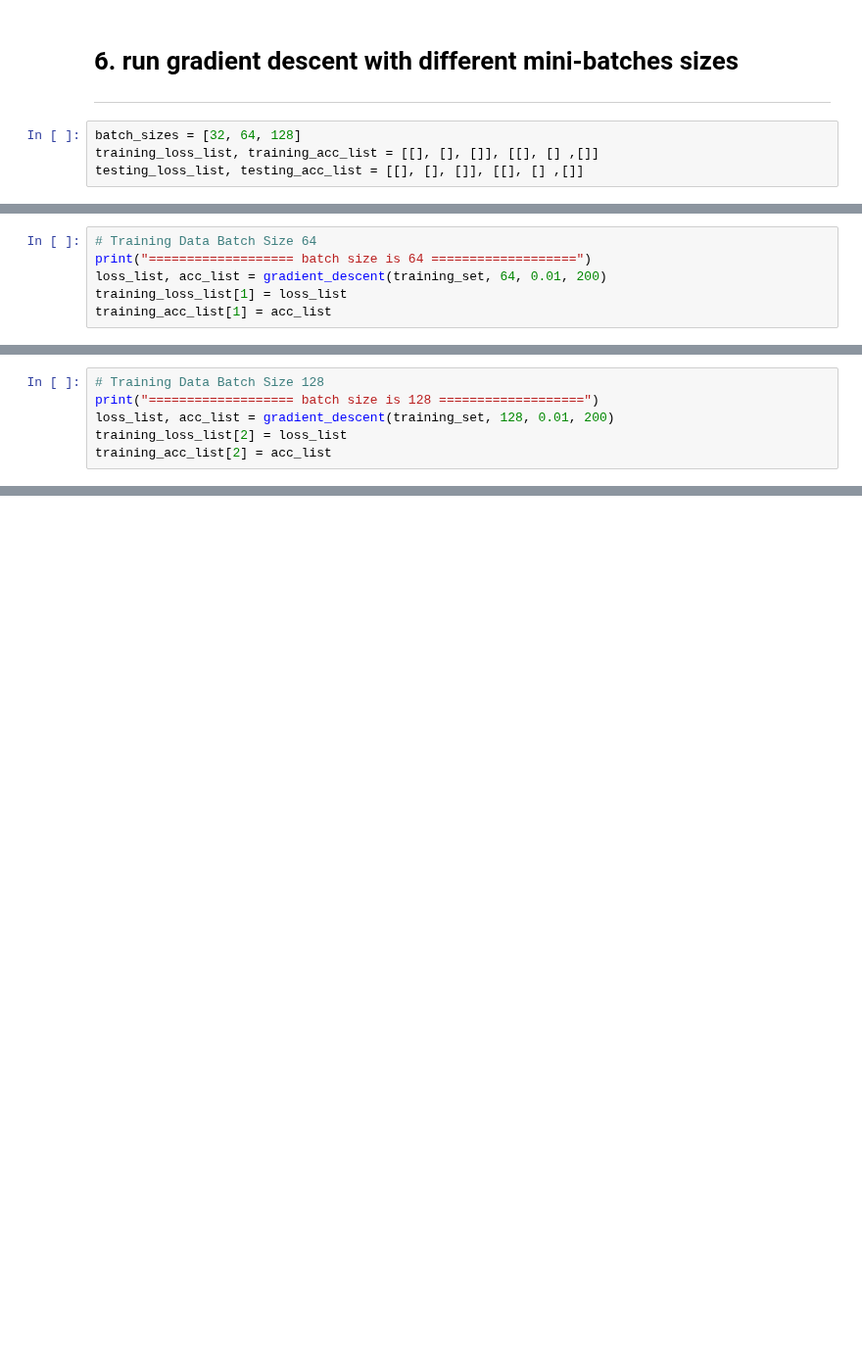
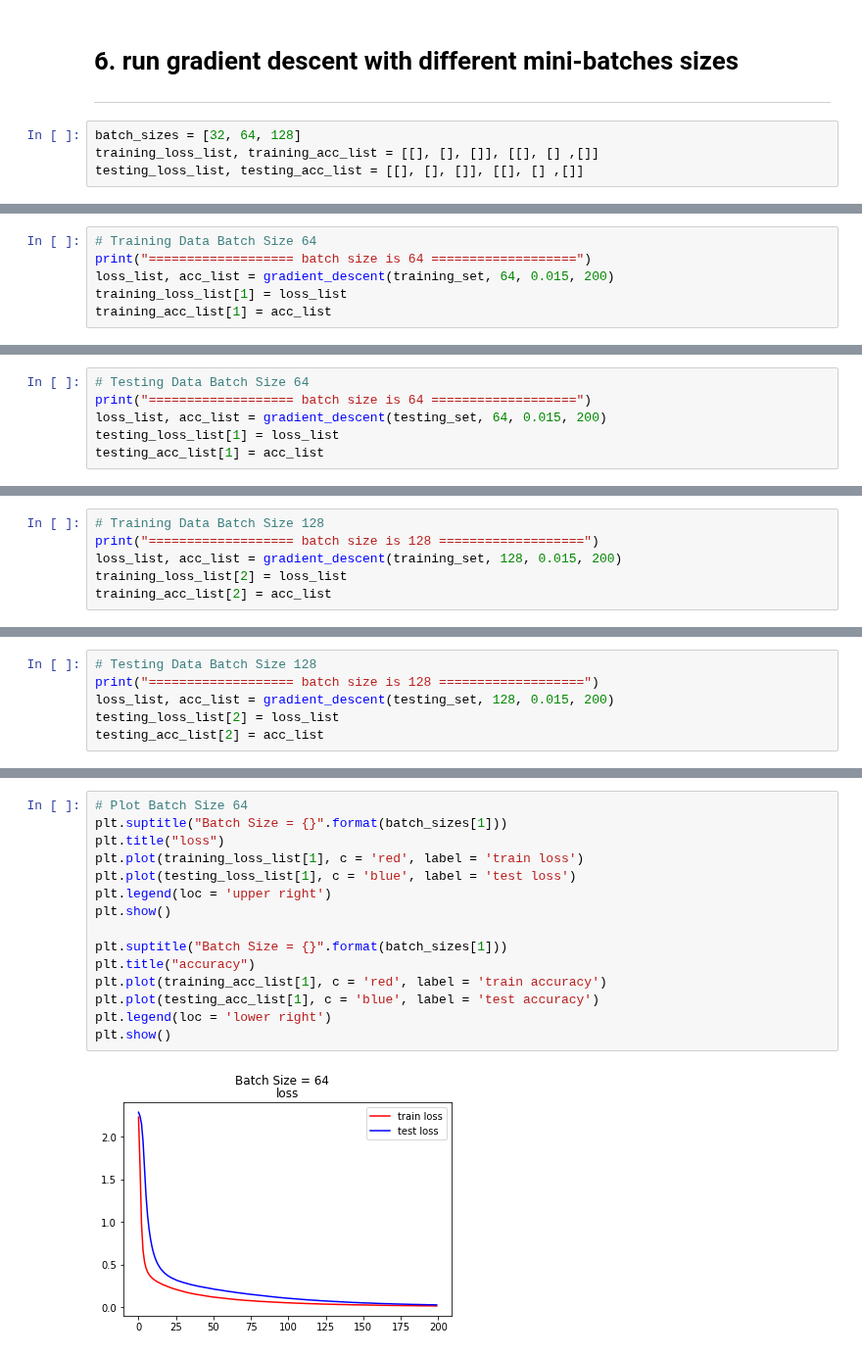
Before and after one commit to wkdthf21/Machine-Learning-Assignment, a Jupyter notebook: 09/Classification for Multiple Categories using Pytorch.ipynb, the cells around one changed output, grey strips where cells are left out. Shown at 98% size. Saved outputs shown, nothing was run; the diff lists cells and outputs as text; blank space fills up the shorter version.

```diff
--- a/09/Classification for Multiple Categories using Pytorch.ipynb
+++ b/09/Classification for Multiple Categories using Pytorch.ipynb
@@ -253,6 +265,6 @@ plt.show()
 # %%
 # Training Data Batch Size 64
 print("=================== batch size is 64 ===================")
-loss_list, acc_list = gradient_descent(training_set, 64, 0.01, 200)
+loss_list, acc_list = gradient_descent(training_set, 64, 0.015, 200)
 training_loss_list[1] = loss_list
 training_acc_list[1] = acc_list
@@ -258,0 +289,6 @@ training_acc_list[1] = acc_list
+# %%
+# Testing Data Batch Size 64
+print("=================== batch size is 64 ===================")
+loss_list, acc_list = gradient_descent(testing_set, 64, 0.015, 200)
+testing_loss_list[1] = loss_list
+testing_acc_list[1] = acc_list
@@ -259,6 +313,6 @@ training_acc_list[1] = acc_list
 # %%
 # Training Data Batch Size 128
 print("=================== batch size is 128 ===================")
-loss_list, acc_list = gradient_descent(training_set, 128, 0.01, 200)
+loss_list, acc_list = gradient_descent(training_set, 128, 0.015, 200)
 training_loss_list[2] = loss_list
 training_acc_list[2] = acc_list
@@ -264,0 +337,6 @@ training_acc_list[2] = acc_list
+# %%
+# Testing Data Batch Size 128
+print("=================== batch size is 128 ===================")
+loss_list, acc_list = gradient_descent(testing_set, 128, 0.015, 200)
+testing_loss_list[2] = loss_list
+testing_acc_list[2] = acc_list
@@ -264,0 +361,17 @@ training_acc_list[2] = acc_list
+# %%
+# Plot Batch Size 64
+plt.suptitle("Batch Size = {}".format(batch_sizes[1]))
+plt.title("loss")
+plt.plot(training_loss_list[1], c = 'red', label = 'train loss')
+plt.plot(testing_loss_list[1], c = 'blue', label = 'test loss')
+plt.legend(loc = 'upper right')
+plt.show()
+
+plt.suptitle("Batch Size = {}".format(batch_sizes[1]))
+plt.title("accuracy")
+plt.plot(training_acc_list[1], c = 'red', label = 'train accuracy')
+plt.plot(testing_acc_list[1], c = 'blue', label = 'test accuracy')
+plt.legend(loc = 'lower right')
+plt.show()
+# %% [output]
+[figure, added]
```
Also changed, not shown: parts of 12 cells of this notebook.
